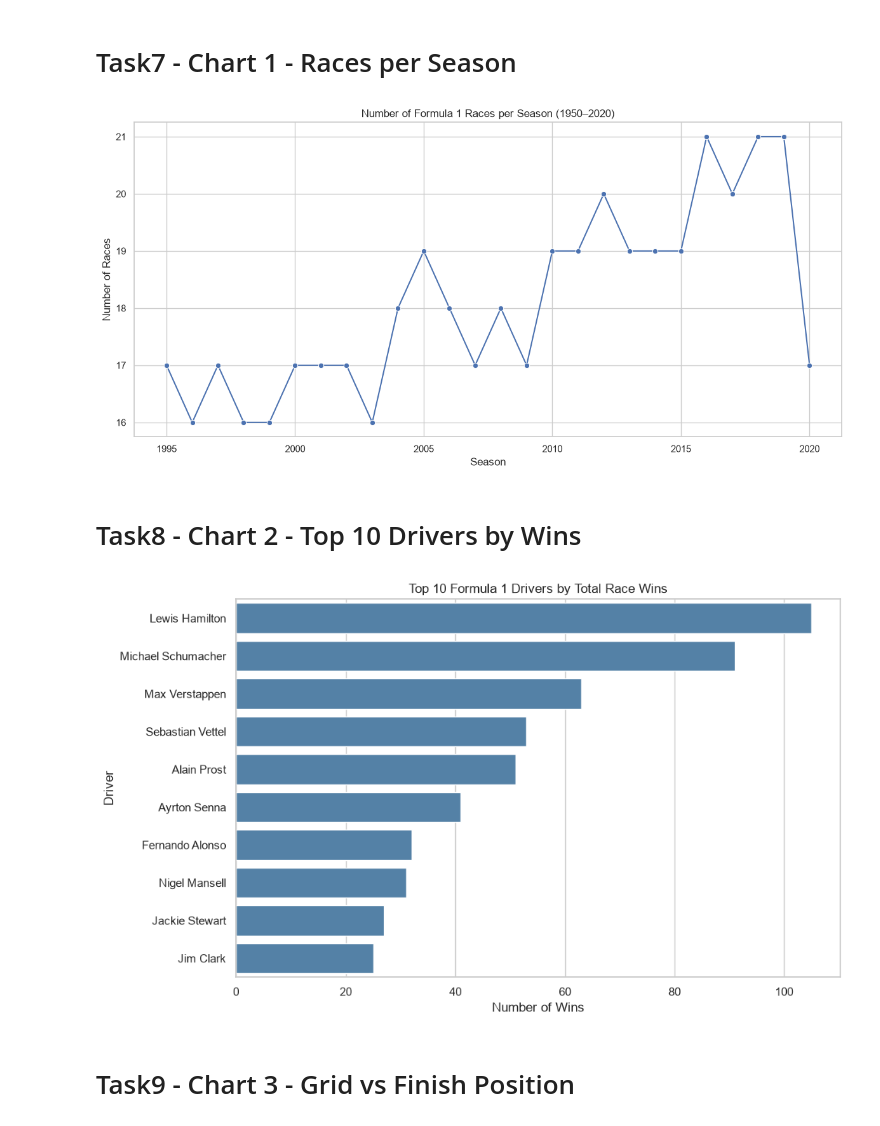
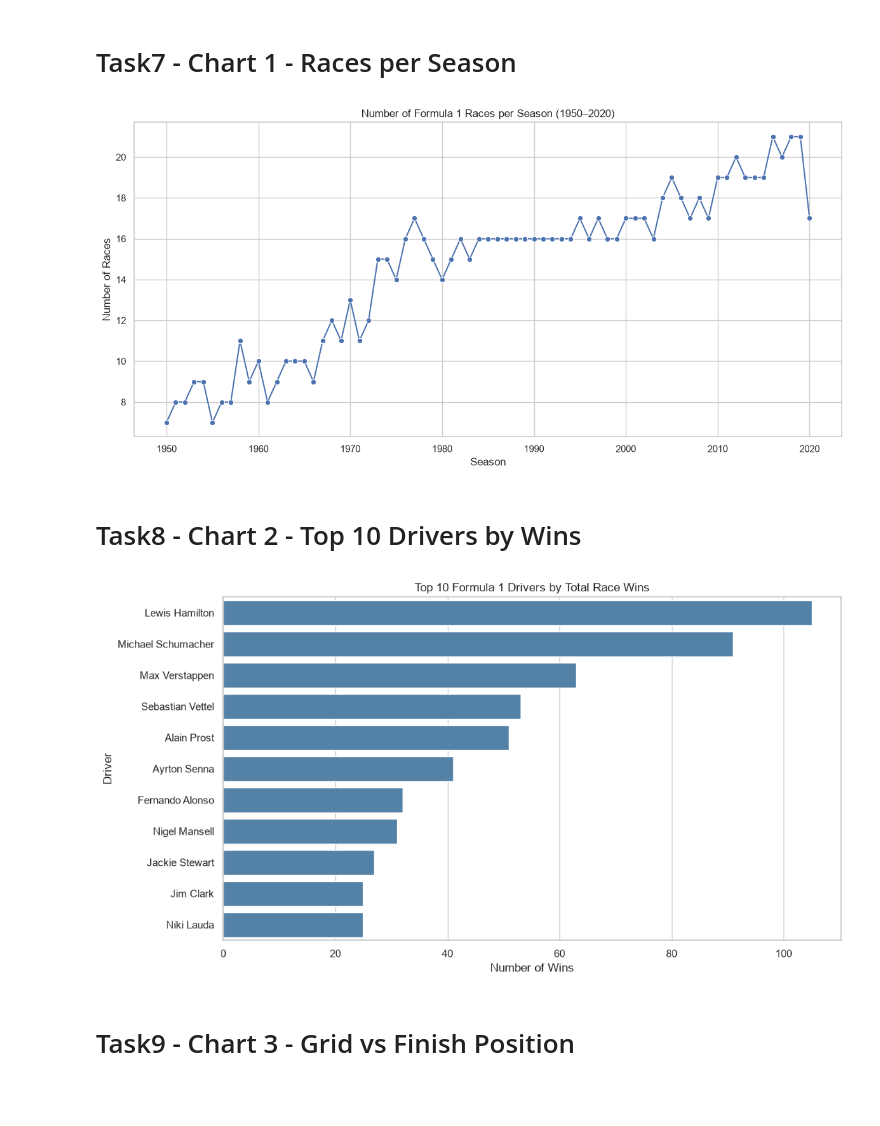
Before and after one commit to geunchankim-glitch/data-practice, a Jupyter notebook: jaeeun/task.ipynb, the cells around one changed output. Drawn from its saved outputs; the diff is of its cells as text; code cells hidden in the pictures; blank space fills up the shorter version.

```diff
--- a/jaeeun/task.ipynb
+++ b/jaeeun/task.ipynb
@@ -375,7 +392,7 @@ comparison
 # %% [markdown]
 # Task7 - Chart 1 - Races per Season
 # %%
-result_races = races[(races["year"] >= 1995)
+result_races = races[(races["year"] >= 1950)
                             & (races["year"] <= 2020)]
 
 result_races
@@ -413,7 +430,7 @@ plt.savefig("jaeeun/output/chart1_races_per_season.png", dpi=300)
 
 plt.show()
 # %% [output]
-[figure, old version]
+[figure, new version]
 # %% [markdown]
 # Task8 - Chart 2 - Top 10 Drivers by Wins
 # %%
@@ -430,36 +447,36 @@ wins_by_driver = (
     .reset_index(name="wins")
     .merge(drivers[["driverId", "forename", "surname"]], on="driverId", how="left")
 )
 
 wins_by_driver["driver"] = (
     wins_by_driver["forename"] + " " + wins_by_driver["surname"]
 )
 
 top10_wins = (
     wins_by_driver[["driver", "wins"]]
     .sort_values("wins", ascending=False)
-    .head(10)
+    .head(11)
     .reset_index(drop=True)
 )
 
 
-plt.figure(figsize=(10, 6))
+plt.figure(figsize=(11, 6))
 
 sns.barplot(
     data=top10_wins,
     x="wins",
     y="driver",
     color="steelblue",   # choose any color you like
 )
 
 plt.title("Top 10 Formula 1 Drivers by Total Race Wins")
 plt.xlabel("Number of Wins")
 plt.ylabel("Driver")
 plt.tight_layout()
 plt.savefig("jaeeun/output/chart2_top10_wins.png", dpi=300)
 plt.show()
 # %% [output]
-[figure, old version]
+[figure, new version]
 # %% [markdown]
 # Task9 - Chart 3 - Grid vs Finish Position
 # %%
```
Also changed, not shown: parts of 7 cells of this notebook, 4 other files.
